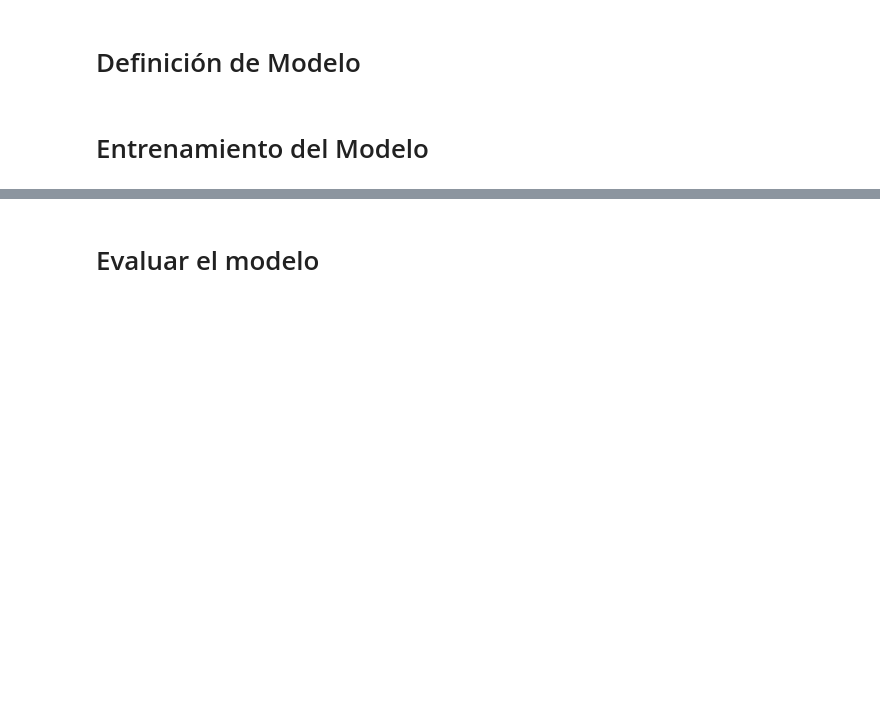
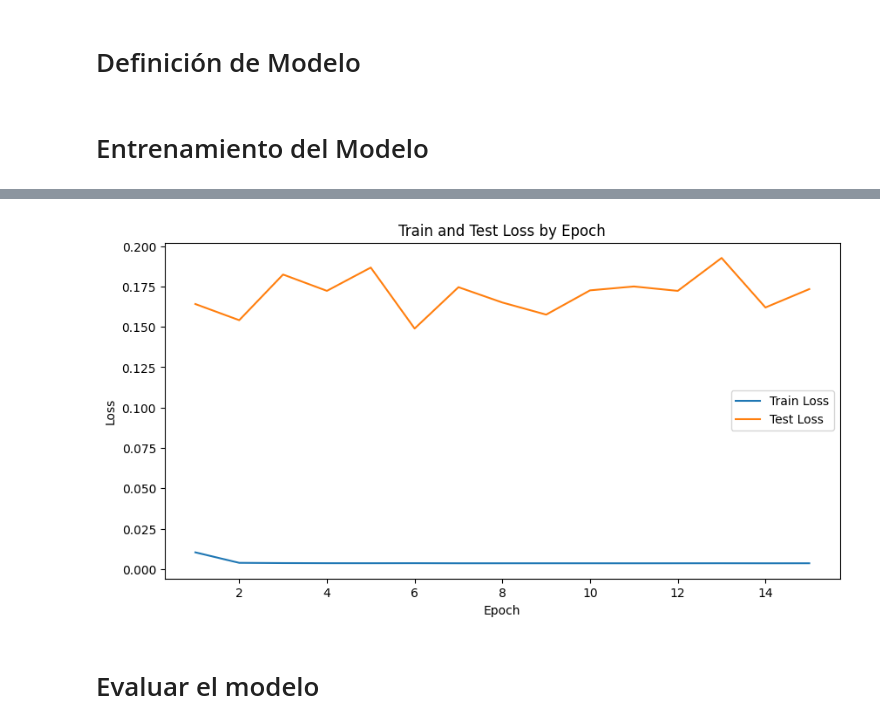
Before and after one commit to hsilv/Pr2-DS, a Jupyter notebook: Network.ipynb, the cells around one changed output, grey strips where cells are left out. Drawn from its saved outputs; the diff is of its cells as text; code cells hidden in the pictures; blank space fills up the shorter version.

```diff
--- a/Network.ipynb
+++ b/Network.ipynb
@@ -99,15 +105,19 @@ model = BitcoinLSTM(input_size, hidden_size, num_layers, output_size).to(device)
 # %% [markdown]
 # Entrenamiento del Modelo
 # %%
-# Definir la función de pérdida y el optimizador
 criterion = nn.MSELoss()
 optimizer = optim.Adam(model.parameters(), lr=0.001)
+scheduler = optim.lr_scheduler.ReduceLROnPlateau(optimizer, 'min', patience=5, factor=0.5)
 
 # Entrenar el modelo
-num_epochs = 5
+num_epochs = 15
+train_losses = []
+test_losses = []
+
 model.train()
 
 for epoch in range(num_epochs):
+    epoch_loss = 0
     for inputs, targets in train_dataloader:
         inputs, targets = inputs.to(device), targets.to(device)
 
@@ -120,5 +130,34 @@ for epoch in range(num_epochs):
         loss.backward()
         optimizer.step()
 
-    print(f'Epoch [{epoch+1}/{num_epochs}], Loss: {loss.item():.4f}')
+        epoch_loss += loss.item()
+
+    epoch_loss /= len(train_dataloader)
+    train_losses.append(epoch_loss)
+
+    # Evaluar en el conjunto de prueba
+    model.eval()
+    test_loss = 0
+    with torch.no_grad():
+        for inputs, targets in test_dataloader:
+            inputs, targets = inputs.to(device), targets.to(device)
+            outputs = model(inputs)
+            loss = criterion(outputs, targets)
+            test_loss += loss.item()
+    test_loss /= len(test_dataloader)
+    test_losses.append(test_loss)
+
+    model.train()
+    scheduler.step(epoch_loss)
+    print(f'Epoch [{epoch+1}/{num_epochs}], Train Loss: {epoch_loss:.4f}, Test Loss: {test_loss:.4f}')
+
+# Graficar las pérdidas de entrenamiento y prueba por época
+plt.figure(figsize=(10, 5))
+plt.plot(range(1, num_epochs + 1), train_losses, label='Train Loss')
+plt.plot(range(1, num_epochs + 1), test_losses, label='Test Loss')
+plt.xlabel('Epoch')
+plt.ylabel('Loss')
+plt.title('Train and Test Loss by Epoch')
+plt.legend()
+plt.show()
 # %% [output]
@@ -130,3 +179,4 @@ Epoch [5/5], Loss: 0.0487
+[figure, added]
 # %% [markdown]
 # Evaluar el modelo
 # %%
```
Also changed, not shown: parts of 5 cells of this notebook, 4 other files.
